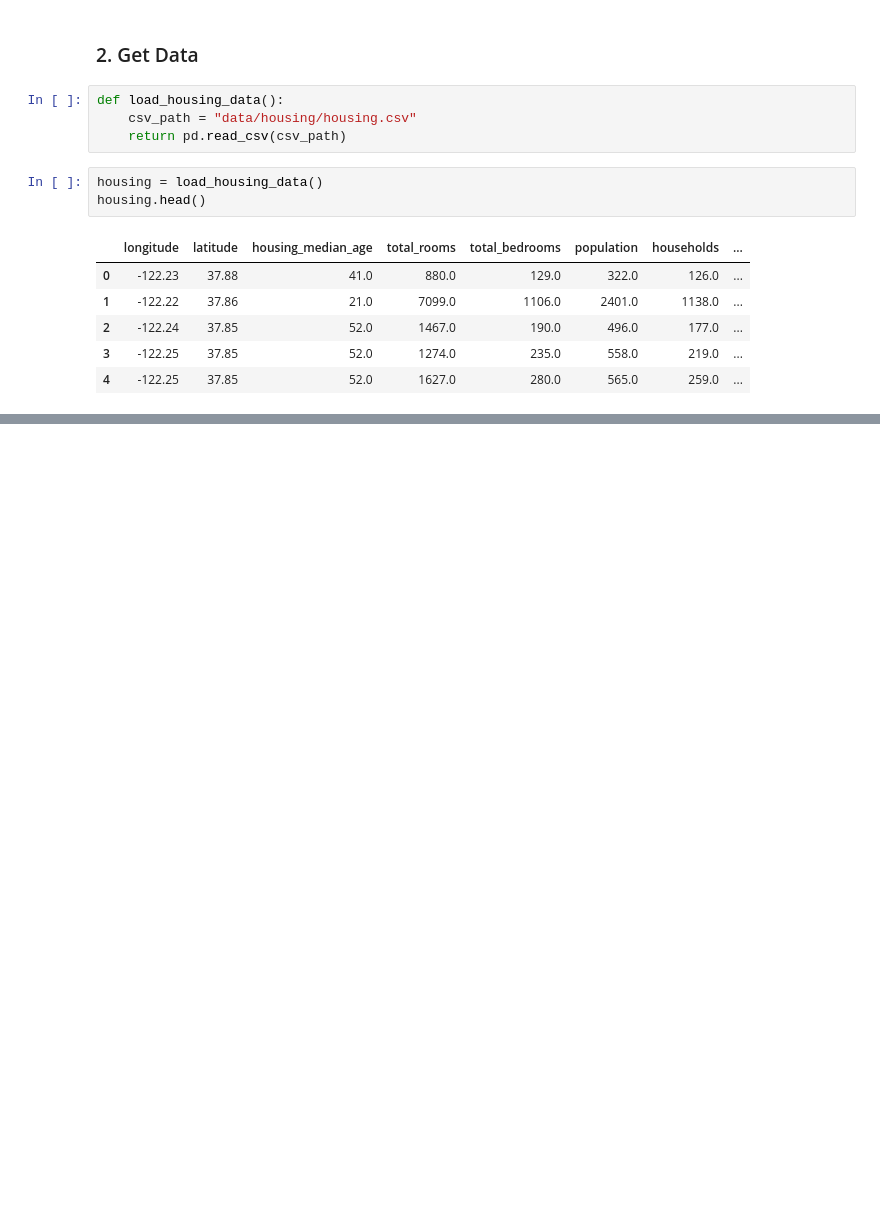
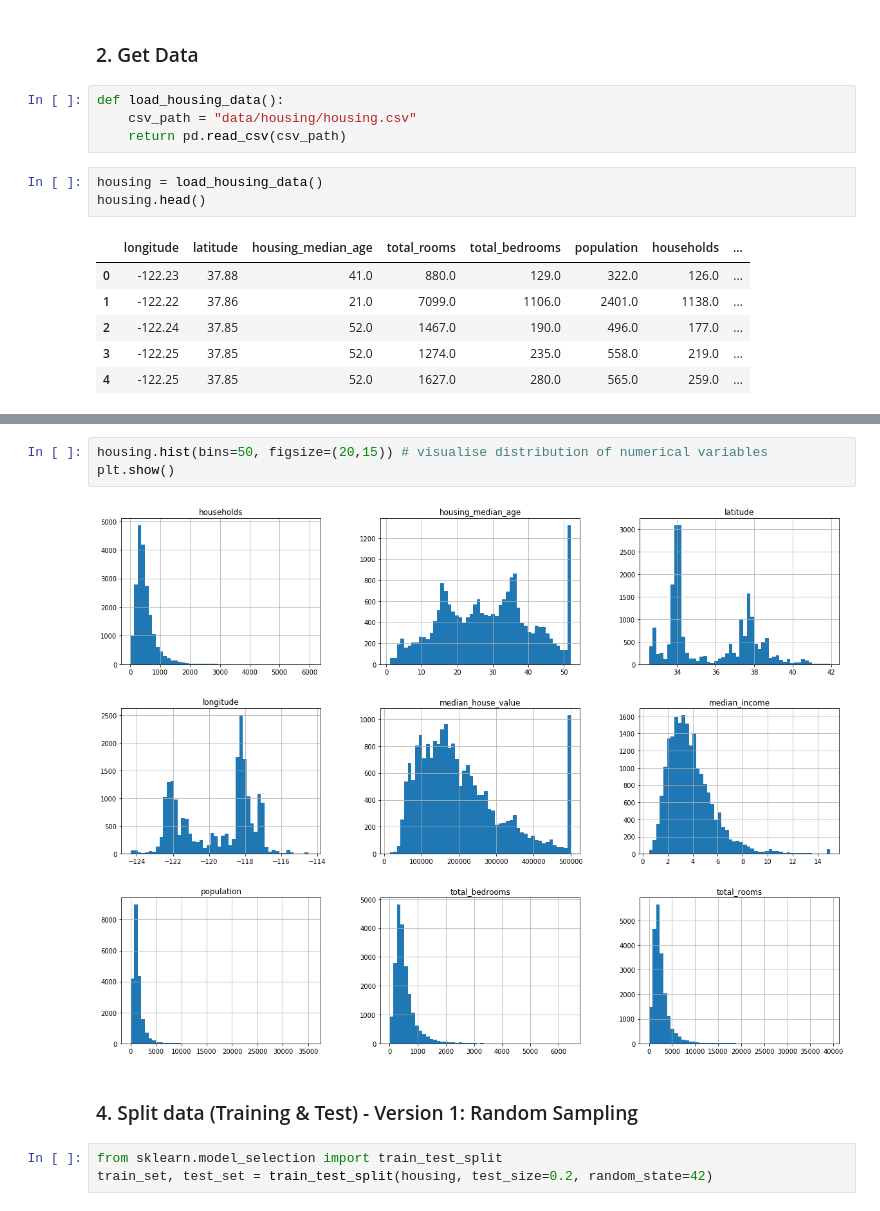
Before and after one commit to alexpberger/california-house-pricing, a Jupyter notebook: California House Pricing.ipynb, the cells around one changed output, grey strips where cells are left out. Drawn from its saved outputs; the diff is of its cells as text; blank space fills up the shorter version.

Commit message:
Add sampling and vis. to notebook

```diff
--- a/California House Pricing.ipynb
+++ b/California House Pricing.ipynb
@@ -42,0 +84,10 @@ housing.head()
+# %%
+housing.hist(bins=50, figsize=(20,15)) # visualise distribution of numerical variables
+plt.show()
+# %% [output]
+[figure, added]
+# %% [markdown]
+### 4. Split data (Training & Test) - Version 1: Random Sampling
+# %%
+from sklearn.model_selection import train_test_split
+train_set, test_set = train_test_split(housing, test_size=0.2, random_state=42)
```
Also changed, not shown: parts of 31 cells of this notebook.
